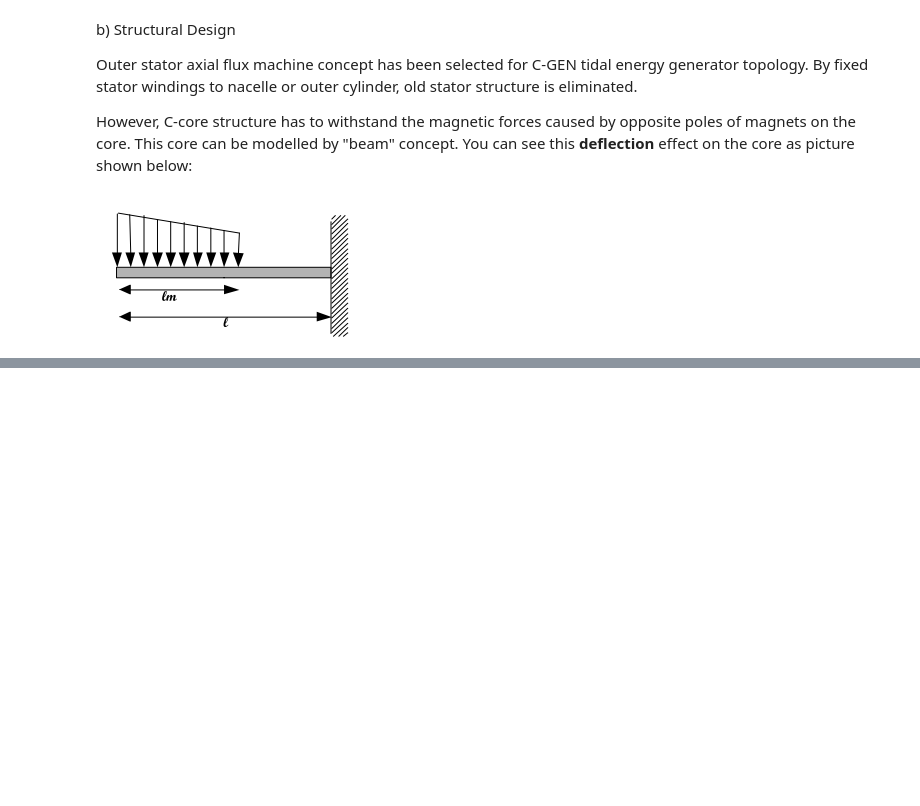
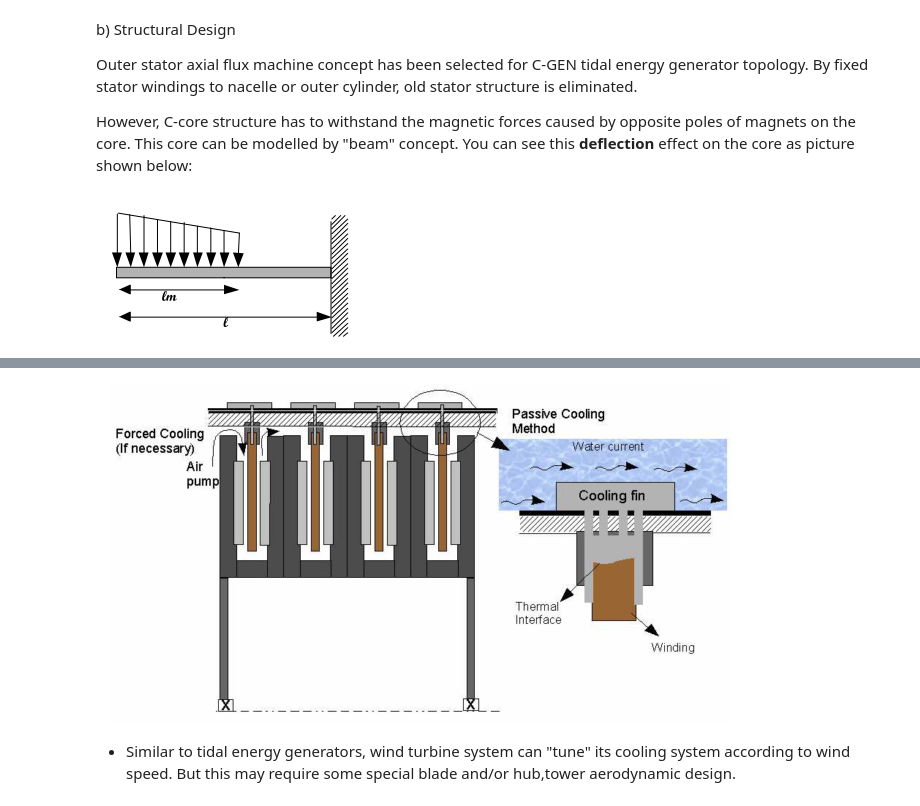
Before and after one commit to aydinbaskaya/MS_Thesis, a Jupyter notebook: Modular Generators/Documents/Direct-drive wind turbines .ipynb, the cells around one changed output, grey strips where cells are left out. Cells and saved outputs as stored; diff of their text form; code cells hidden in the pictures; blank space fills up the shorter version.

```diff
--- a/Modular Generators/Documents/Direct-drive wind turbines .ipynb
+++ b/Modular Generators/Documents/Direct-drive wind turbines .ipynb
@@ -242,0 +275,7 @@ where $l_{m}$ is the magnet width(axial length)
+# %%
+from IPython.display import Image
+Image(filename='cooling.png')
+# %% [output]
+[figure, added]
+# %% [markdown]
+* Similar to tidal energy generators, wind turbine system can "tune" its cooling system according to wind speed. But this may require some special blade and/or hub,tower aerodynamic design.
```
Also changed, not shown: parts of 4 cells of this notebook, 1 other file.
